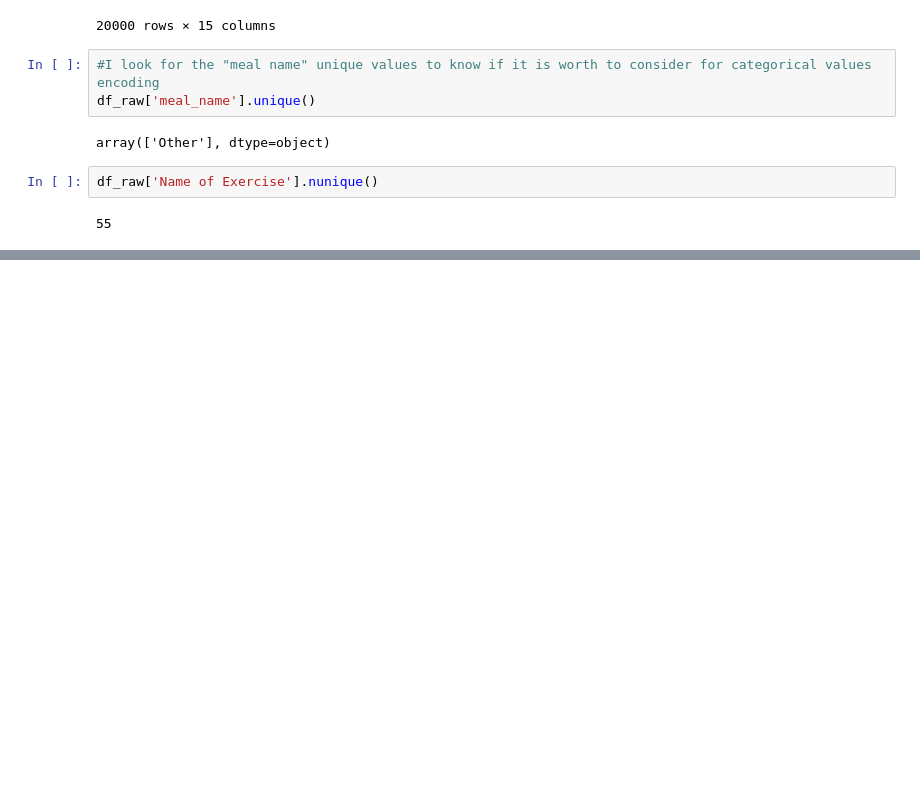
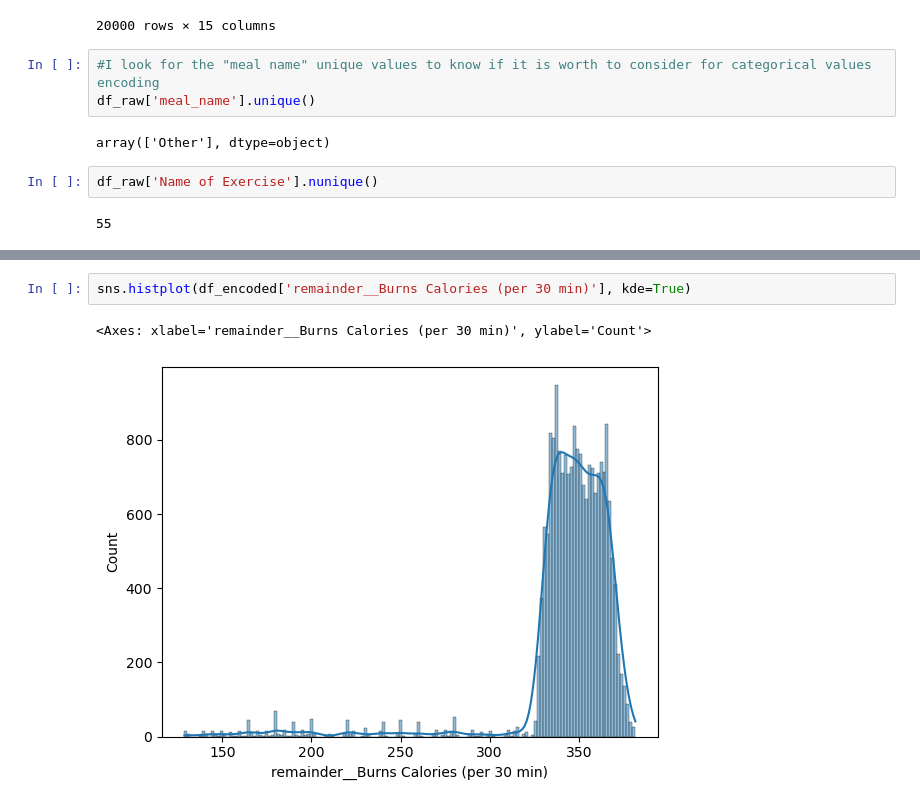
Before and after one commit to FjCardona/LifeStyle-Data-Analysis, a Jupyter notebook: notebooks/ExploratoryAnalysis.ipynb, the cells around one changed output, grey strips where cells are left out. Saved outputs shown, nothing was run; the diff lists cells and outputs as text; blank space fills up the shorter version.

```diff
--- a/notebooks/ExploratoryAnalysis.ipynb
+++ b/notebooks/ExploratoryAnalysis.ipynb
@@ -167,0 +221,5 @@ df_encoded
+# %%
+sns.histplot(df_encoded['remainder__Burns Calories (per 30 min)'], kde=True)
+# %% [output]
+<Axes: xlabel='remainder__Burns Calories (per 30 min)', ylabel='Count'>
+[figure, added]
```
Also changed, not shown: parts of 9 cells of this notebook, 3 other files.
